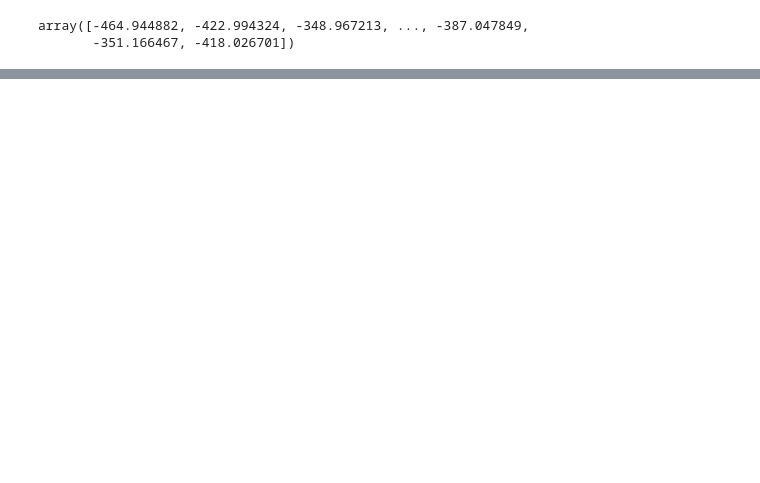
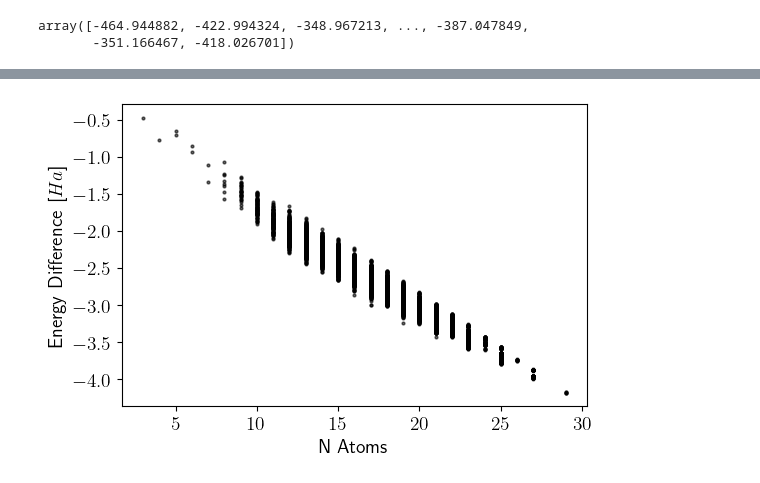
Before and after one commit to lbrodolo/deep_molecules, a Jupyter notebook: dataset_results_analysis.ipynb, the cells around one changed output, grey strips where cells are left out. Saved outputs shown, nothing was run; the diff lists cells and outputs as text; code cells hidden in the pictures; blank space fills up the shorter version.

```diff
--- a/dataset_results_analysis.ipynb
+++ b/dataset_results_analysis.ipynb
@@ -287,0 +349,9 @@ print(len(info))
+# %%
+plt.scatter(n_atoms, true_targets_test, s=4, alpha=.6, c='k')
+plt.xlabel("N Atoms", size=14)
+plt.xticks(fontsize=14)
+plt.yticks(fontsize=14)
+plt.ylabel("Energy Difference [$Ha$]", size=14)
+plt.show()
+# %% [output]
+[figure, added]
```
Also changed, not shown: parts of 17 cells of this notebook, 2 other files.
